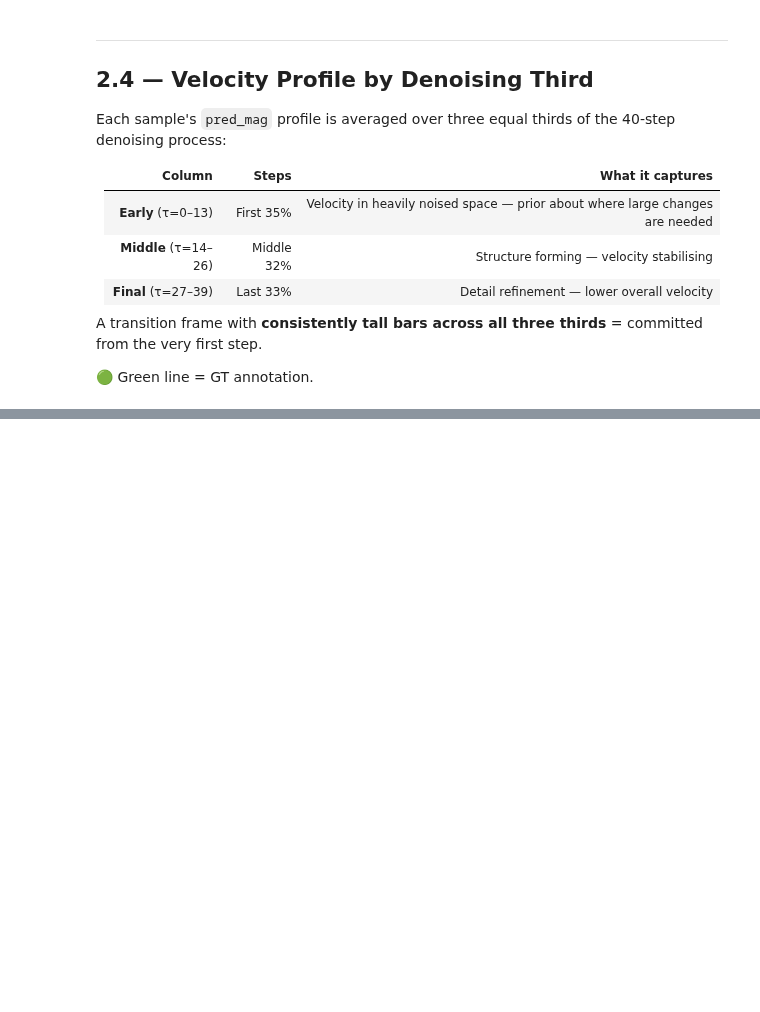
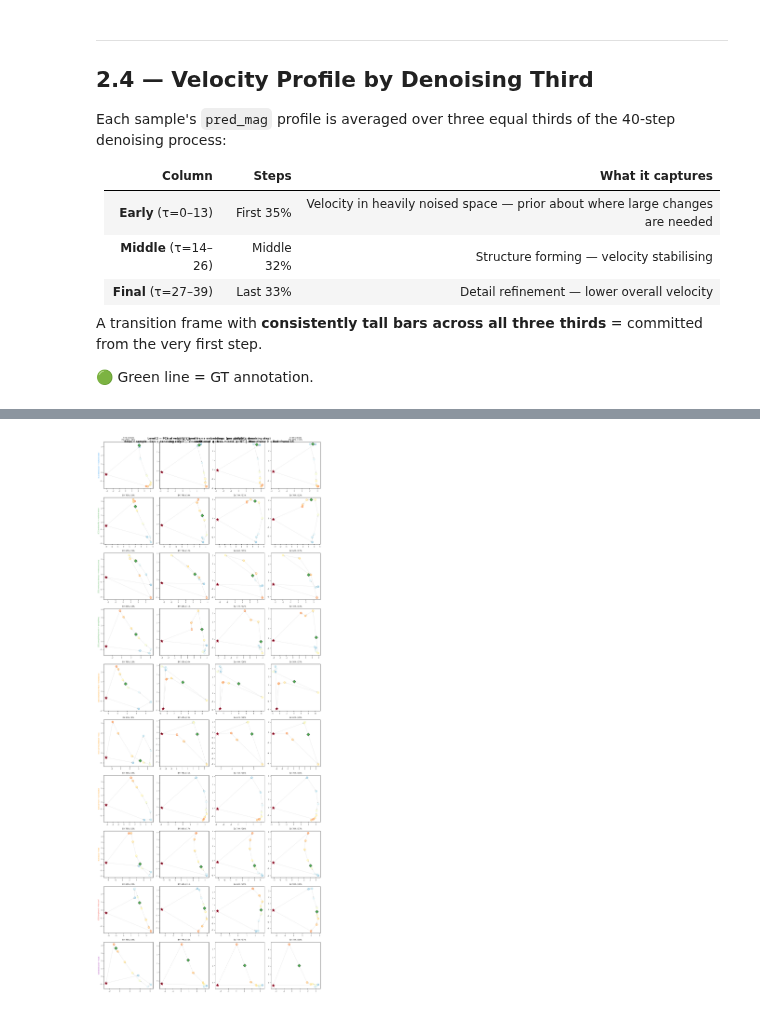
Before and after one commit to emirks/uiuc-diffusion-research, a Jupyter notebook: notebooks/exp021_02_velocity_field.ipynb, the cells around one changed output, grey strips where cells are left out. Saved outputs shown, nothing was run; the diff lists cells and outputs as text; code cells hidden in the pictures; blank space fills up the shorter version.

Commit message:
feat(notebooks): extend exp021 velocity field with v_pred PCA

```diff
--- a/notebooks/exp021_02_velocity_field.ipynb
+++ b/notebooks/exp021_02_velocity_field.ipynb
@@ -331,0 +372,86 @@ NameError: name 'add_gt_vline' is not defined
+# %%
+import gc
+
+PCA_STEPS_V = [0, 13, 26, 39]   # noise → early → mid → clean
+cmap_frames = plt.get_cmap("RdYlBu_r")
+
+n_rows = len(records)
+n_cols = len(PCA_STEPS_V)
+fig, axes = plt.subplots(n_rows, n_cols, figsize=(n_cols * 3.0, n_rows * 3.0))
+
+fig.suptitle(
+    "Level 2 — PCA of velocity v_pred frame embeddings  (per sample × denoising step)\n"
+    "Rows = sample · Cols = denoising step τ  |  "
+    "★=conditioned  ●=free-middle  ◆=GT  |  Blue=frame 0 → Red=frame 15",
+    fontsize=10, fontweight="bold"
+)
+
+step_labels = {0: "τ=0 (noise)", 13: "τ=13 (early)",
+               26: "τ=26 (mid)",  39: "τ=39 (clean)"}
+
+for row, r in enumerate(records):
+    sid = r["sample_id"]
+    gp  = gt_latent(sid, gt_dict)
+    col = r["color"]
+
+    print(f"  Velocity PCA {r['short_id']} ...", end=" ", flush=True)
+    _data  = torch.load(r["traj_path"], weights_only=False, map_location="cpu")
+    v_pred = _data["v_pred"].float()           # [S, C, F', H', W']
+    del _data
+    gc.collect()
+    print("ok")
+
+    for ci, step_idx in enumerate(PCA_STEPS_V):
+        ax = axes[row, ci] if n_rows > 1 else axes[ci]
+
+        # Mean over spatial dims → [C, F']; transpose → [F', C].
+        frame_vecs  = v_pred[step_idx].mean(dim=(2, 3)).T.numpy()
+        frame_vecs -= frame_vecs.mean(axis=0)
+        U, S_sv, _  = np.linalg.svd(frame_vecs, full_matrices=False)
+        coords  = U[:, :2] * S_sv[:2]
+        expvar  = (S_sv[:2] ** 2) / ((S_sv ** 2).sum() + 1e-12)
+
+        # Temporal arrows
+        for p in range(F_PRIME - 1):
+            ax.annotate("", xy=(coords[p+1, 0], coords[p+1, 1]),
+                        xytext=(coords[p, 0], coords[p, 1]),
+                        arrowprops=dict(arrowstyle="-|>", color="gray",
+                                        lw=0.5, alpha=0.35))
+        for p in range(F_PRIME):
+            c_val  = cmap_frames(p / (F_PRIME - 1))
+            marker = "*" if (p < K_LAT or p >= END_IDX) else "o"
+            ms     = 110 if marker == "*" else 55
+            ax.scatter(coords[p, 0], coords[p, 1], color=c_val, s=ms,
+                       marker=marker, zorder=3, alpha=0.9)
+            ax.annotate(str(p), (coords[p, 0], coords[p, 1]),
+                        fontsize=4.5, ha="center", va="center",
+                        color="white" if marker == "o" else "k",
+                        fontweight="bold")
+
+        # GT diamond (linearly interpolated between the two nearest frames)
+        if gp is not None:
+            p_lo = int(gp); p_hi = min(p_lo + 1, F_PRIME - 1)
+            frac = gp - p_lo
+            gx   = coords[p_lo, 0] * (1 - frac) + coords[p_hi, 0] * frac
+            gy   = coords[p_lo, 1] * (1 - frac) + coords[p_hi, 1] * frac
+            ax.scatter(gx, gy, marker="D", s=70, color="#4CAF50", zorder=5,
+                       edgecolors="black", linewidths=0.6)
+
+        if row == 0:
+            ax.set_title(f"{step_labels.get(step_idx, f'τ={step_idx}')}\n"
+                         f"EV: {expvar[0]:.0%} / {expvar[1]:.0%}",
+                         fontsize=7)
+        else:
+            ax.set_title(f"EV: {expvar[0]:.0%} / {expvar[1]:.0%}", fontsize=6.5)
+
+        if ci == 0:
+            ax.set_ylabel(r["short_id"], fontsize=6, color=col, labelpad=2)
+        ax.tick_params(labelsize=5)
+
+    del v_pred
+    gc.collect()
+
+plt.tight_layout()
+plt.show()
+print("PCA at τ=0 → strong two-cluster split = early commitment to dissolve frame.")
+# %% [output]
@@ -331,0 +468 @@ NameError: name 'add_gt_vline' is not defined
+[figure, added]
```
Also changed, not shown: parts of 5 cells of this notebook.
